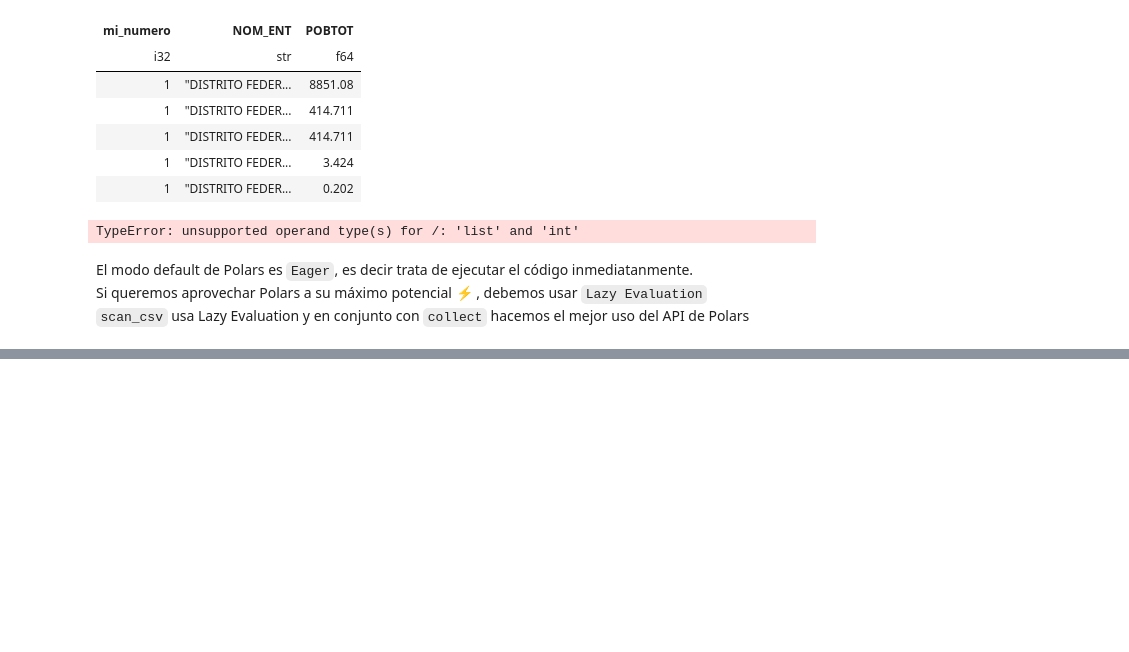
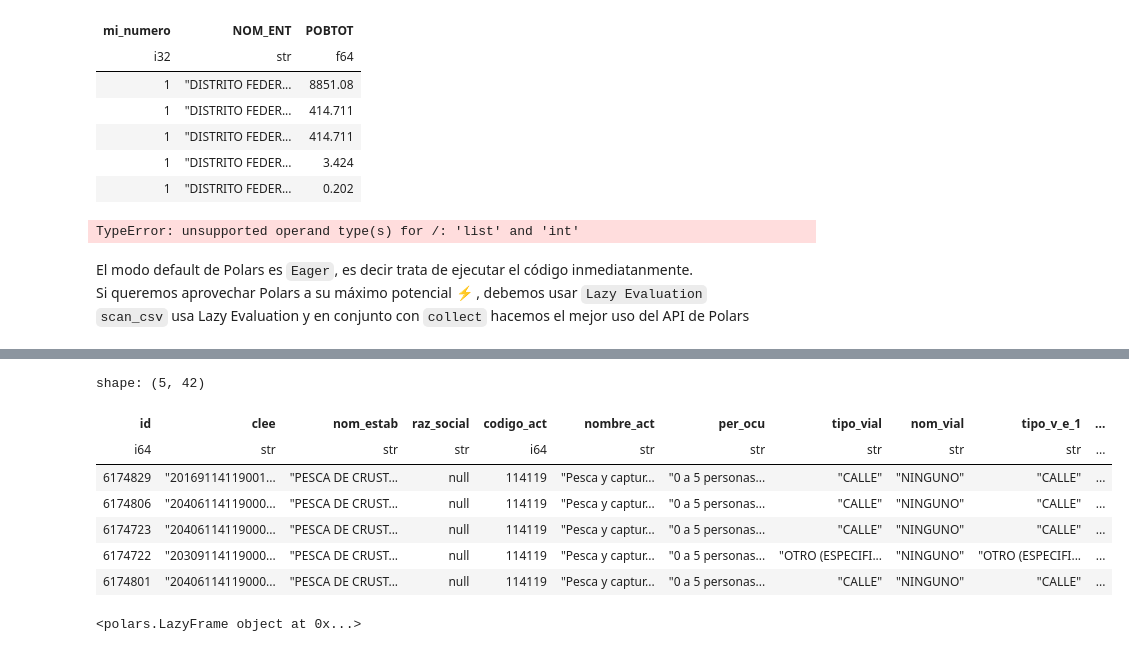
Before and after one commit to gmbmx/zophia-polars, a Jupyter notebook: notebooks/01_polars_intro.ipynb, the cells around one changed output, grey strips where cells are left out. Cells and saved outputs as stored; diff of their text form; code cells hidden in the pictures; blank space fills up the shorter version.

```diff
--- a/notebooks/01_polars_intro.ipynb
+++ b/notebooks/01_polars_intro.ipynb
@@ -296,0 +314,15 @@ with open('../data/inegi.csv', 'r',encoding='latin1') as fh:
+# %%
+inegi_df.collect().head()
+# %% [output]
+shape: (5, 42)
+| id | clee | nom_estab | raz_social | codigo_act | nombre_act | per_ocu | tipo_vial | nom_vial | tipo_v_e_1 | ... |
+| i64 | str | str | str | i64 | str | str | str | str | str | ... |
+| 6174829 | "20169114119001... | "PESCA DE CRUST... | null | 114119 | "Pesca y captur... | "0 a 5 personas... | "CALLE" | "NINGUNO" | "CALLE" | ... |
+| 6174806 | "20406114119000... | "PESCA DE CRUST... | null | 114119 | "Pesca y captur... | "0 a 5 personas... | "CALLE" | "NINGUNO" | "CALLE" | ... |
+| 6174723 | "20406114119000... | "PESCA DE CRUST... | null | 114119 | "Pesca y captur... | "0 a 5 personas... | "CALLE" | "NINGUNO" | "CALLE" | ... |
+| 6174722 | "20309114119000... | "PESCA DE CRUST... | null | 114119 | "Pesca y captur... | "0 a 5 personas... | "OTRO (ESPECIFI... | "NINGUNO" | "OTRO (ESPECIFI... | ... |
+| 6174801 | "20406114119000... | "PESCA DE CRUST... | null | 114119 | "Pesca y captur... | "0 a 5 personas... | "CALLE" | "NINGUNO" | "CALLE" | ... |
+# %%
+inegi_df.head()
+# %% [output]
+<polars.LazyFrame object at 0x...>
```
Also changed, not shown: parts of 5 cells of this notebook.
